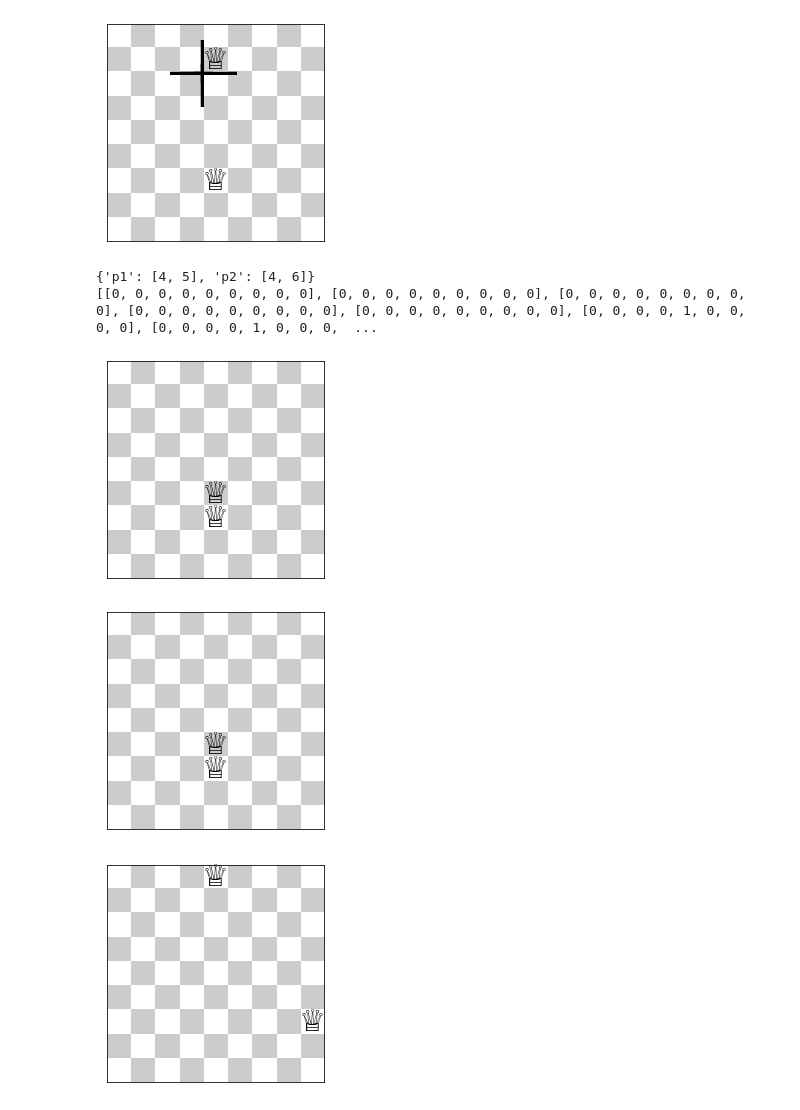
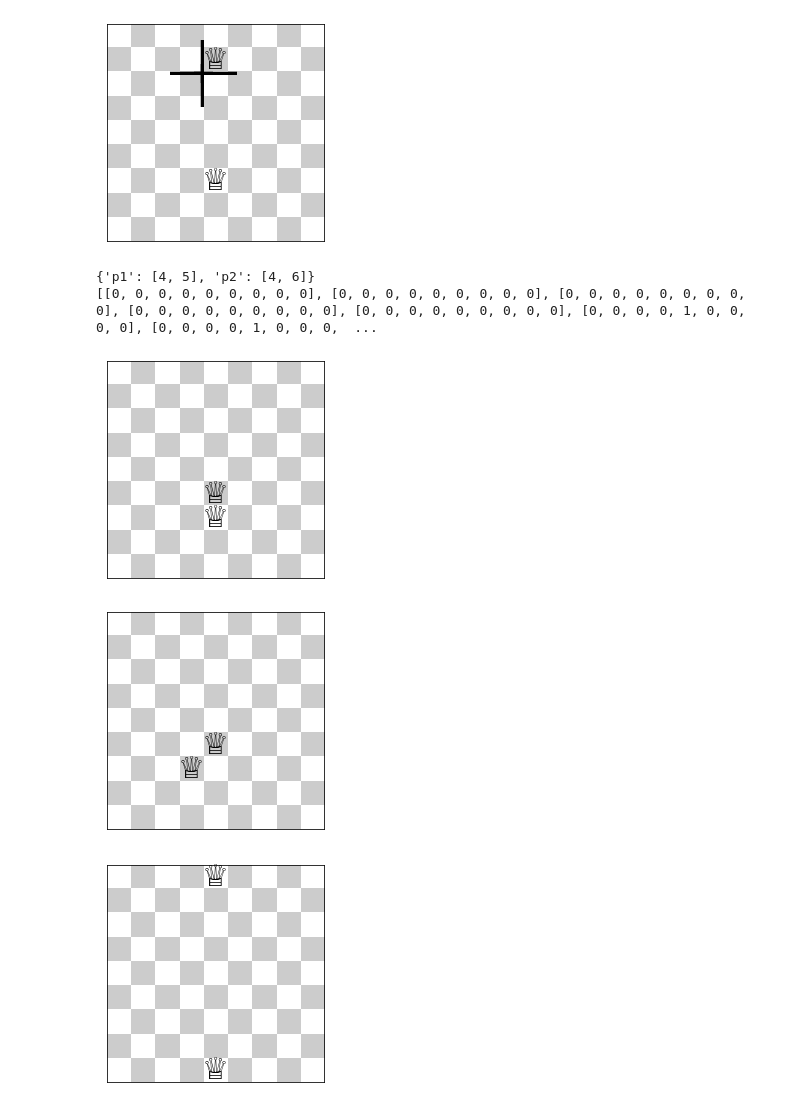
Before and after one commit to sadaakisz/Quoridor_Overthimker, a Jupyter notebook: Overthinker_Notebook.ipynb, the cells around one changed output. Saved outputs shown, nothing was run; the diff lists cells and outputs as text; code cells hidden in the pictures.

```diff
--- a/Overthinker_Notebook.ipynb
+++ b/Overthinker_Notebook.ipynb
@@ -18,7 +18,7 @@ class pawn:
 
     #Movimiento:
     def left(self):
-        if self.x < 0:
+        if self.x > 0:
             self.x-=1
     def right(self):
         if self.x < 8:
@@ -233,7 +233,7 @@ drawBoard(b1.board(), b1.board_wall.board())
 {'p1': [4, 5], 'p2': [4, 6]}
 [[0, 0, 0, 0, 0, 0, 0, 0, 0], [0, 0, 0, 0, 0, 0, 0, 0, 0], [0, 0, 0, 0, 0, 0, 0, 0, 0], [0, 0, 0, 0, 0, 0, 0, 0, 0], [0, 0, 0, 0, 0, 0, 0, 0, 0], [0, 0, 0, 0, 1, 0, 0, 0, 0], [0, 0, 0, 0, 1, 0, 0, 0,  ...
 [figure]
-[figure, old version]
+[figure, new version]
 # %%
 class game:
     def __init__(self):
@@ -258,6 +258,6 @@ class game:
             drawBoard(board.board(), board.board_wall.board())
 # %%
 g1=game()
-#g1.run()
+g1.run()
 # %% [output]
-[figure, old version]
+[figure, new version]
```
Also changed, not shown: parts of 1 cell of this notebook.
